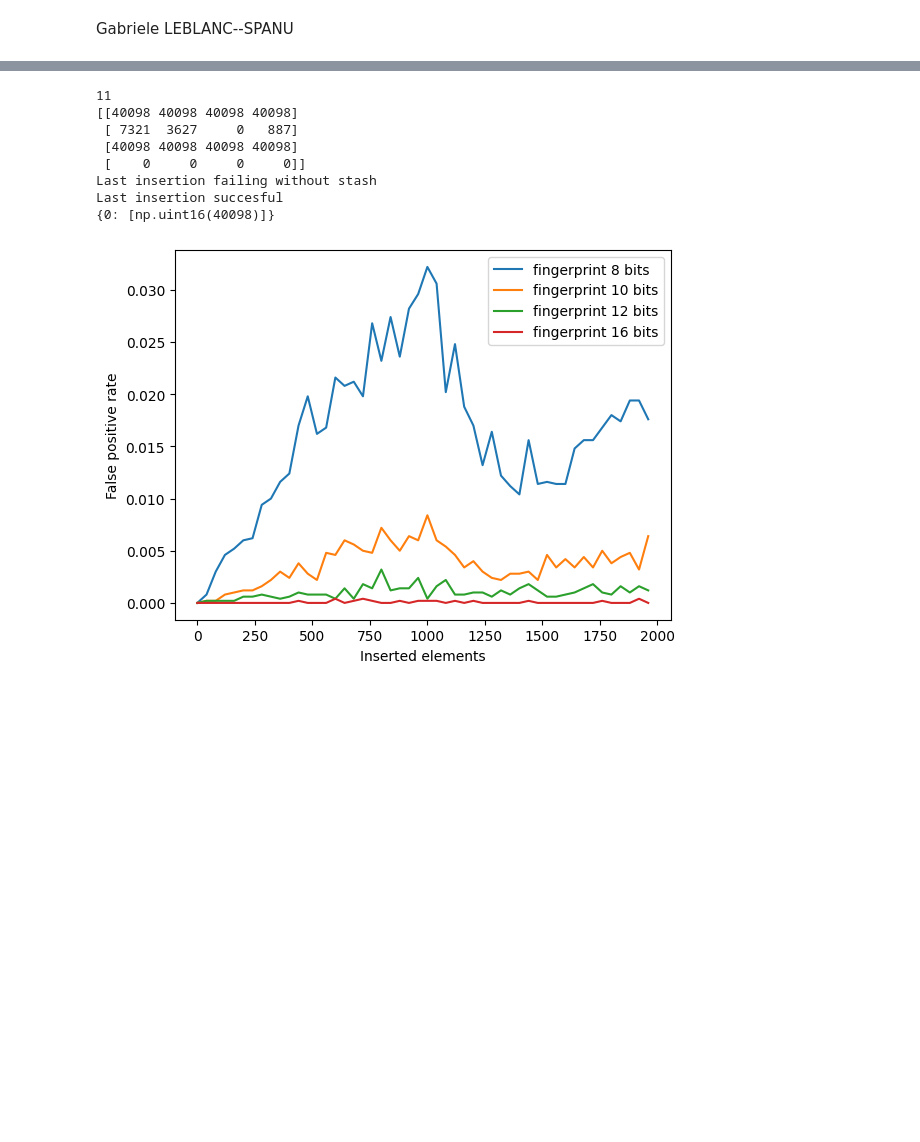
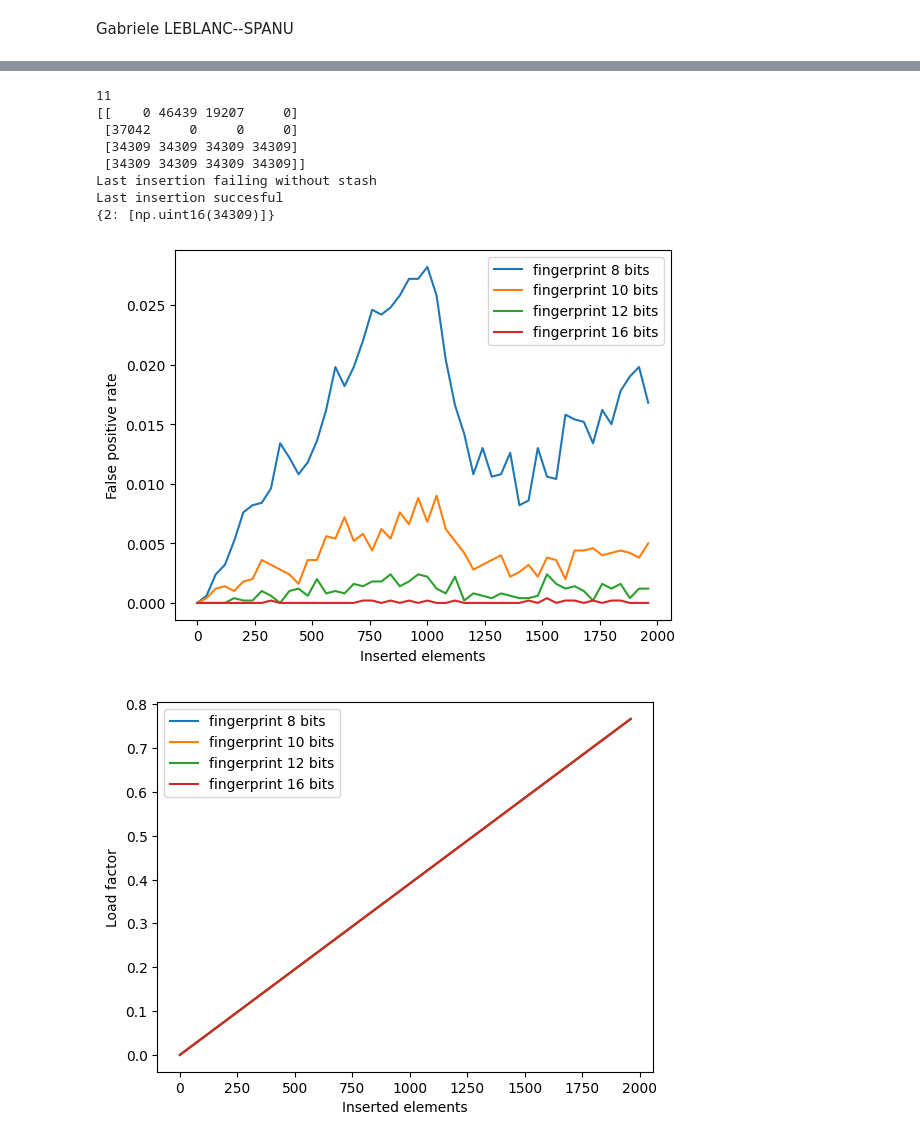
Before and after one commit to GabrieleLS/ProjectTAD, a Jupyter notebook: project.ipynb, the cells around one changed output, grey strips where cells are left out. Saved outputs shown, nothing was run; the diff lists cells and outputs as text; code cells hidden in the pictures; blank space fills up the shorter version.

```diff
--- a/project.ipynb
+++ b/project.ipynb
@@ -255,7 +255,7 @@ class VacuumFilter:
         self.b = block_size
         # an estimation of the maximum load factor:
         # (assume the block_size is one of these keys)
-        self.MaxLoadFactor = {1:0.5, 2:0.84, 4:0.95, 8:0.98}[block_size]
+        self.MaxLoadFactor = 0.95
 
         # number of elements in the filter
         self.size = 0
@@ -331,8 +331,8 @@ class VacuumFilter:
 
     def __contains__(self, key):
         """
-        this method allows us to write "x in c"
-        where c is a CuckooFilter
+        this method allows us to write "x in v"
+        where v is a VacuumFilter
         """
         i1, f = self.hashes(key)
         i2    = self.get_alternative_index(i1,f)
@@ -343,7 +343,7 @@ class VacuumFilter:
     def delete(self, key):
         """
         this method deletes an element from the
-        cuckoo filter
+        vacuum filter
         """
         i1, f = self.hashes(key)
         i2    = self.get_alternative_index(i1,f)
@@ -389,7 +389,7 @@ class VacuumFilter:
     def add(self, key):
         """
         insert the fingerprint associated to key
-        in the cuckoo filter
+        in the vacuum filter
         """
         self.size += 1
         i1, f = self.hashes(key)
@@ -472,46 +472,54 @@ print("Last insertion succesful")
 print(vf.stash)
 # %% [output]
 11
-[[40098 40098 40098 40098]
- [ 7321  3627     0   887]
- [40098 40098 40098 40098]
- [    0     0     0     0]]
+[[    0 46439 19207     0]
+ [37042     0     0     0]
+ [34309 34309 34309 34309]
+ [34309 34309 34309 34309]]
 Last insertion failing without stash
 Last insertion succesful
-{0: [np.uint16(40098)]}
+{2: [np.uint16(34309)]}
 # %%
 nmax = 2000
 fingerprints = [8, 10, 12, 16]
 points = 50
 N = 5000
 
 n_values = int(nmax/points)
 x = np.arange(0, nmax, n_values)
 y = [np.zeros(points) for i in range(len(fingerprints))]
+z = [np.zeros(points) for i in range(len(fingerprints))]
 
-fig, ax = plt.subplots()
+fig1, ax1 = plt.subplots()
+fig2, ax2 = plt.subplots()
 
 for i in range(len(fingerprints)):
     fingerprint = fingerprints[i]
 
     filter = VacuumFilter(nmax=nmax, r=fingerprint)
     people = PersonGenerator('nombres.txt','apellidos.txt')
 
     for j in range(int(nmax)):
         person = people.get()
         filter.add(person)
 
         if j%n_values==0:
            y[i][j//n_values] = sum(filter.__contains__(people.get()) for k in range(N))/N
+           z[i][j//n_values] = filter.load_factor()
 
-    ax.plot(x,y[i])
+    ax1.plot(x,y[i])
+    ax2.plot(x,z[i])
 
-ax.set_ylabel("False positive rate")
-ax.set_xlabel("Inserted elements")
-ax.legend(["fingerprint 8 bits", "fingerprint 10 bits", "fingerprint 12 bits", "fingerprint 16 bits"])
+ax1.set_ylabel("False positive rate")
+ax1.set_xlabel("Inserted elements")
+ax1.legend(["fingerprint 8 bits", "fingerprint 10 bits", "fingerprint 12 bits", "fingerprint 16 bits"])
+ax2.set_ylabel("Load factor")
+ax2.set_xlabel("Inserted elements")
+ax2.legend(["fingerprint 8 bits", "fingerprint 10 bits", "fingerprint 12 bits", "fingerprint 16 bits"])
 None
 # %% [output]
-[figure, old version]
+[figure, new version]
+[figure, added]
 # %%
 nmax = 2000
 fingerprints = [8, 10, 12, 16]
```
Also changed, not shown: parts of 2 cells of this notebook, 1 other file.
